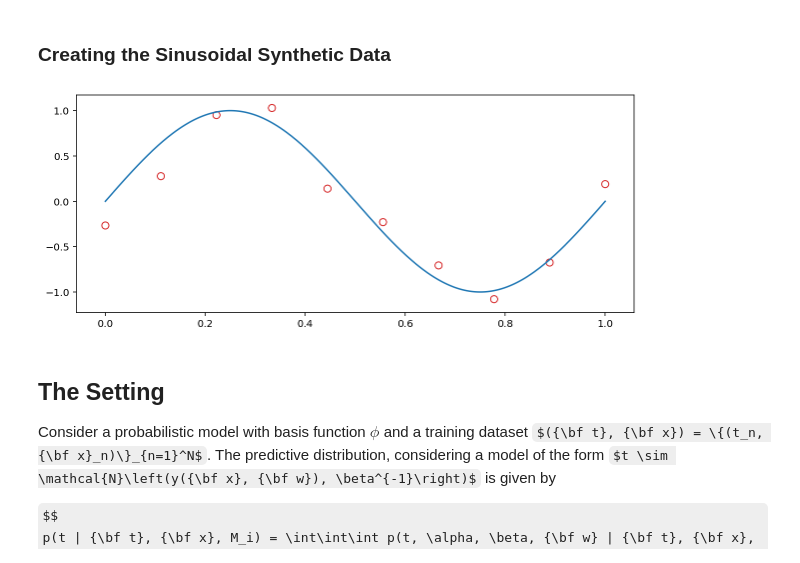
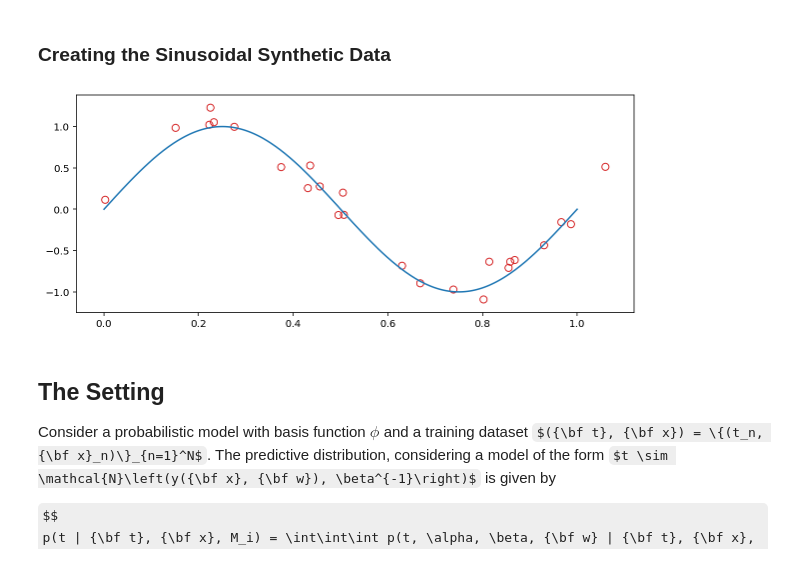
Before and after one commit to gerdm/prml, a Jupyter notebook: chapter3/evidence-approximation.ipynb, the cells around one changed output. Cells and saved outputs as stored; diff of their text form; code cells hidden in the pictures; some formulas as TeX source.

```diff
--- a/chapter3/evidence-approximation.ipynb
+++ b/chapter3/evidence-approximation.ipynb
@@ -15,20 +15,20 @@ from numpy.linalg import inv, norm, det, eigvals
 # %%
 seed(1643)
 
 nsteps = 200
 x = np.linspace(0, 1, 200)
 t_true = np.sin(2 * np.pi * x)
 
 precision = 1 / 0.15
-N = 10
-x_train = np.linspace(0, 1, N)
+N = 25
+x_train = np.linspace(0, 1, N) + uniform(size=N) / 7
 t_train = np.sin(2 * np.pi * x_train) + randn(N) / precision
 
 fig, ax = plt.subplots(1, 1, figsize=(10, 4))
 ax.plot(x, t_true)
 ax.scatter(x_train, t_train, edgecolors="tab:red", c="None", s=50);
 # %% [output]
-[figure, old version]
+[figure, new version]
 # %% [markdown]
 ## The Setting
 
```
Also changed, not shown: parts of 9 cells of this notebook.
